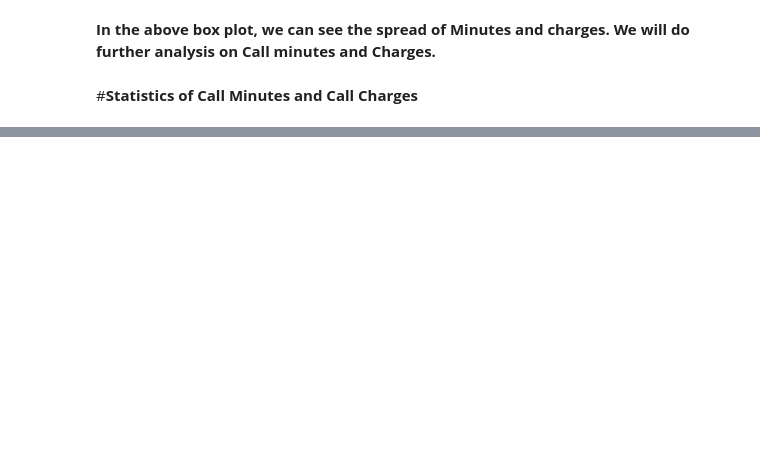
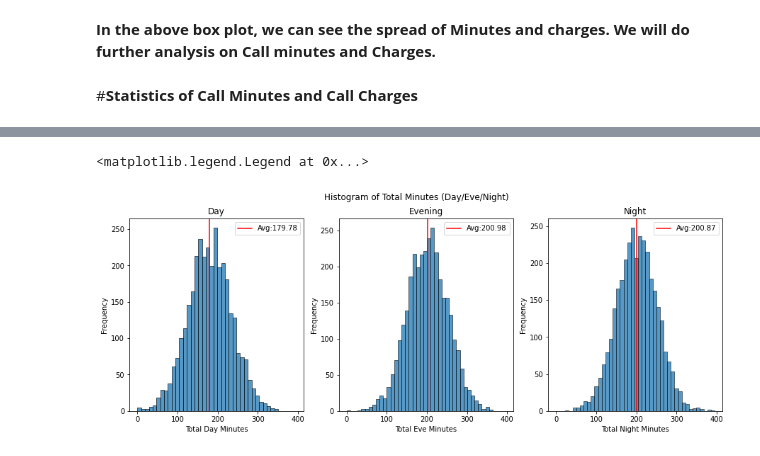
Before and after one commit to Damonaak/EDA_project, a Jupyter notebook: Khushal_copy_of_EDA_Project.ipynb, the cells around one changed output, grey strips where cells are left out. Drawn from its saved outputs; the diff is of its cells as text; code cells hidden in the pictures; blank space fills up the shorter version.

```diff
--- a/Khushal_copy_of_EDA_Project.ipynb
+++ b/Khushal_copy_of_EDA_Project.ipynb
@@ -382,0 +402,39 @@ sns.countplot(x='Voice mail plan', hue='Churn', data=df)
+# %%
+#@title Call Minutes Histogram Plot
+
+#define plotting region (1 row, 3 columns)
+fig, axes = plt.subplots(1, 3, sharex=True, figsize=(15,5))
+fig.suptitle('Histogram of Total Minutes (Day/Eve/Night)')
+
+#title of each subplot
+axes[0].set_title('Day')
+axes[1].set_title('Evening')
+axes[2].set_title('Night' )
+
+# X and Y label
+axes[0].set_xlabel('Total Day Minutes')
+axes[0].set_ylabel('Frequency')
+
+axes[1].set_xlabel('Total Eve Minutes')
+axes[1].set_ylabel('Frequency')
+
+axes[2].set_xlabel('Total Night Minutes')
+axes[2].set_ylabel('Frequency')
+
+#vertical average line
+axes[0].axvline(avg_day_call_min, color = 'r', label = 'Avg:'+str(avg_day_call_min) )
+axes[1].axvline(avg_eve_call_min, color = 'r', label = 'Avg:'+str(avg_eve_call_min) )
+axes[2].axvline(avg_night_call_min, color = 'r',label = 'Avg:'+str(avg_night_call_min) )
+
+#create histogram in each subplot
+sns.histplot(df1['Total day minutes'], ax=axes[0])
+sns.histplot(df1['Total eve minutes'], ax=axes[1])
+sns.histplot(df1['Total night minutes'], ax=axes[2])
+
+#plot legend of each subplot
+axes[0].legend()
+axes[1].legend()
+axes[2].legend()
+# %% [output]
+<matplotlib.legend.Legend at 0x...>
+[figure, added]
```
Also changed, not shown: parts of 16 cells of this notebook.
